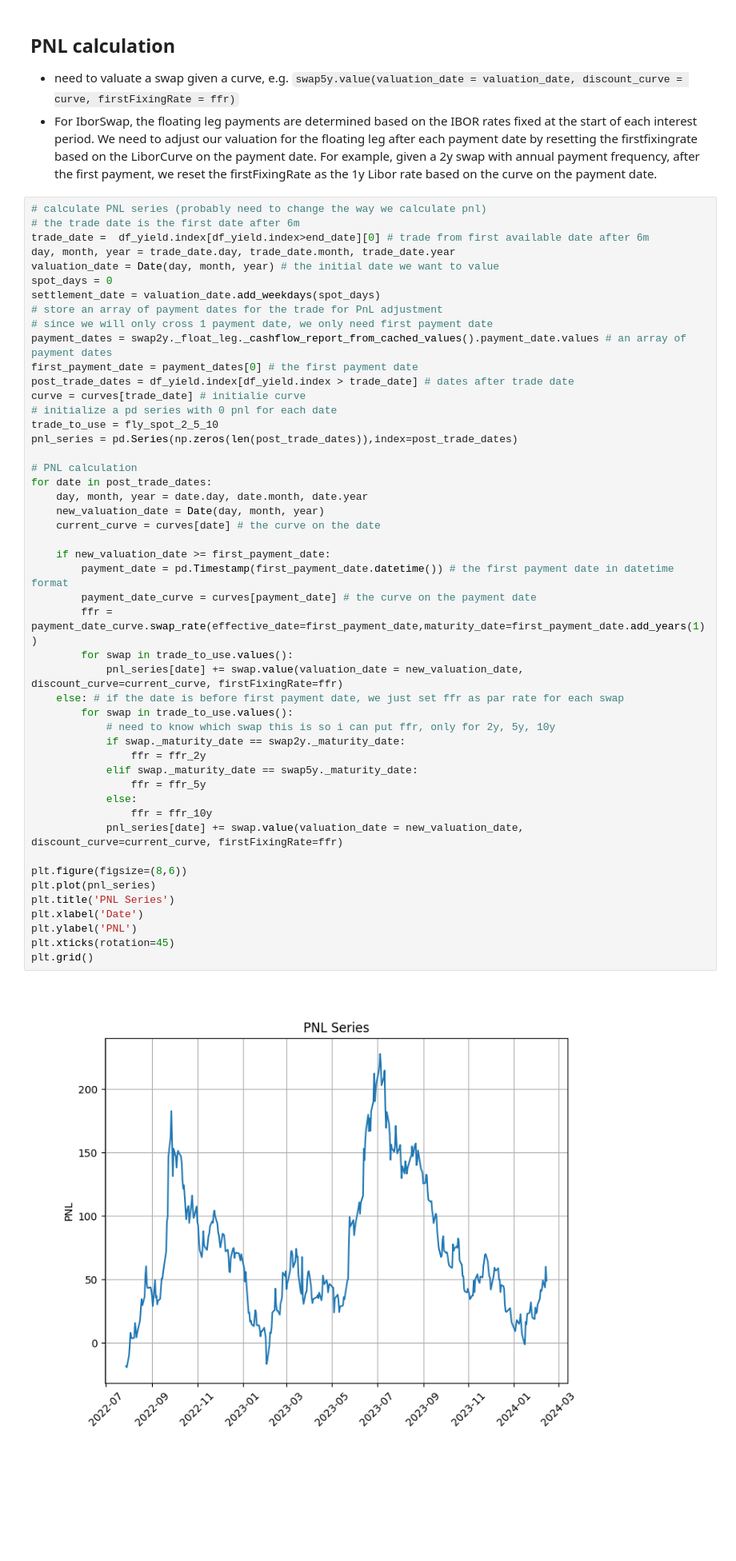
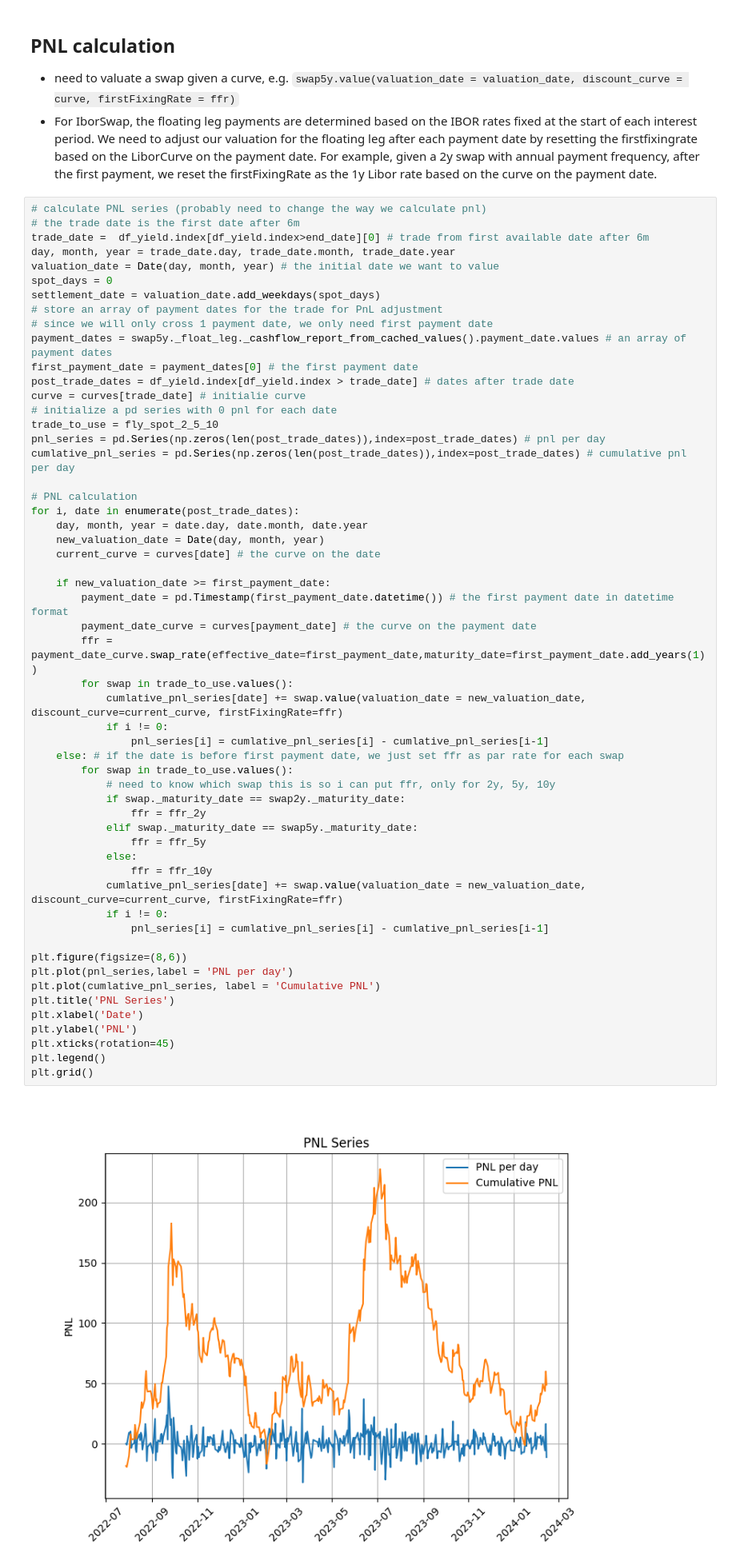
Before and after one commit to QizheCui/PCA_Butterfly_Trading_Strategy, a Jupyter notebook: LiborVersion/PCA_Trade_Libor_2s5s10s_levels.ipynb, the cells around one changed output. Shown at 80% size. Cells and saved outputs as stored; diff of their text form; blank space fills up the shorter version.

```diff
--- a/LiborVersion/PCA_Trade_Libor.ipynb
+++ b/LiborVersion/PCA_Trade_Libor_2s5s10s_levels.ipynb
@@ -384,46 +384,53 @@ spot_days = 0
 settlement_date = valuation_date.add_weekdays(spot_days)
 # store an array of payment dates for the trade for PnL adjustment
 # since we will only cross 1 payment date, we only need first payment date
-payment_dates = swap2y._float_leg._cashflow_report_from_cached_values().payment_date.values # an array of payment dates
+payment_dates = swap5y._float_leg._cashflow_report_from_cached_values().payment_date.values # an array of payment dates
 first_payment_date = payment_dates[0] # the first payment date
 post_trade_dates = df_yield.index[df_yield.index > trade_date] # dates after trade date
 curve = curves[trade_date] # initialie curve
 # initialize a pd series with 0 pnl for each date
 trade_to_use = fly_spot_2_5_10
-pnl_series = pd.Series(np.zeros(len(post_trade_dates)),index=post_trade_dates)
+pnl_series = pd.Series(np.zeros(len(post_trade_dates)),index=post_trade_dates) # pnl per day
+cumlative_pnl_series = pd.Series(np.zeros(len(post_trade_dates)),index=post_trade_dates) # cumulative pnl per day
 
 # PNL calculation
-for date in post_trade_dates:
+for i, date in enumerate(post_trade_dates):
     day, month, year = date.day, date.month, date.year
     new_valuation_date = Date(day, month, year)
     current_curve = curves[date] # the curve on the date
 
     if new_valuation_date >= first_payment_date:
         payment_date = pd.Timestamp(first_payment_date.datetime()) # the first payment date in datetime format
         payment_date_curve = curves[payment_date] # the curve on the payment date
         ffr = payment_date_curve.swap_rate(effective_date=first_payment_date,maturity_date=first_payment_date.add_years(1))
         for swap in trade_to_use.values():
-            pnl_series[date] += swap.value(valuation_date = new_valuation_date, discount_curve=current_curve, firstFixingRate=ffr)
+            cumlative_pnl_series[date] += swap.value(valuation_date = new_valuation_date, discount_curve=current_curve, firstFixingRate=ffr)
+            if i != 0:
+                pnl_series[i] = cumlative_pnl_series[i] - cumlative_pnl_series[i-1]
     else: # if the date is before first payment date, we just set ffr as par rate for each swap
         for swap in trade_to_use.values():
             # need to know which swap this is so i can put ffr, only for 2y, 5y, 10y
             if swap._maturity_date == swap2y._maturity_date:
                 ffr = ffr_2y
             elif swap._maturity_date == swap5y._maturity_date:
                 ffr = ffr_5y
             else:
                 ffr = ffr_10y
-            pnl_series[date] += swap.value(valuation_date = new_valuation_date, discount_curve=current_curve, firstFixingRate=ffr)
+            cumlative_pnl_series[date] += swap.value(valuation_date = new_valuation_date, discount_curve=current_curve, firstFixingRate=ffr)
+            if i != 0:
+                pnl_series[i] = cumlative_pnl_series[i] - cumlative_pnl_series[i-1]
 
 plt.figure(figsize=(8,6))
-plt.plot(pnl_series)
+plt.plot(pnl_series,label = 'PNL per day')
+plt.plot(cumlative_pnl_series, label = 'Cumulative PNL')
 plt.title('PNL Series')
 plt.xlabel('Date')
 plt.ylabel('PNL')
 plt.xticks(rotation=45)
+plt.legend()
 plt.grid()
 # %% [output]
-[figure, old version]
+[figure, new version]
 # %%
 # correlation between pnl and level
 print(f"correlation between pnl and 10y yield: {np.corrcoef(pnl_series, df_yield.loc[post_trade_dates,10])[0][1]}")
```
Also changed, not shown: parts of 4 cells of this notebook, 2 other files.
